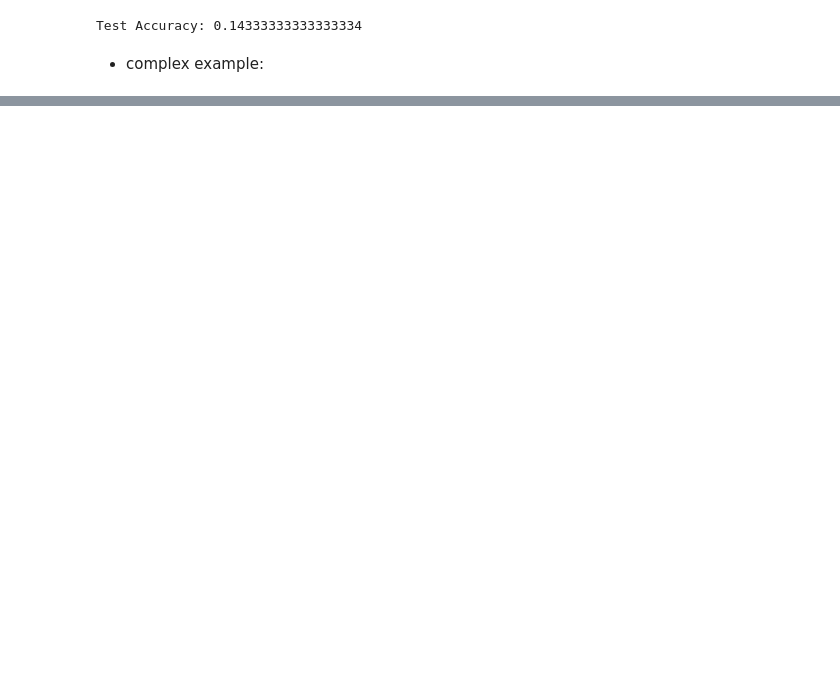
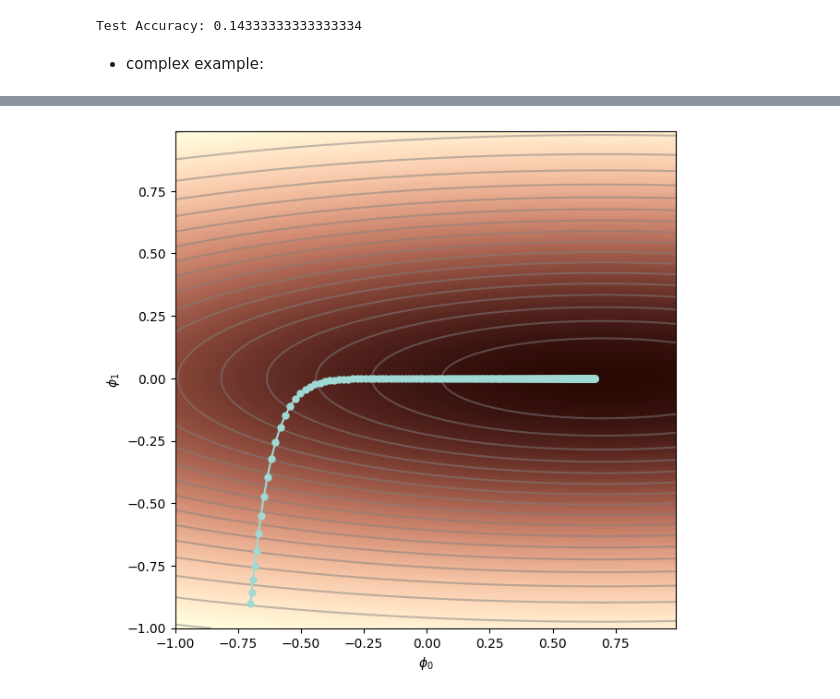
Before and after one commit to BrsDincer/Pathway_AI_And_Computational_Agents, a Jupyter notebook: deep_learning_path/Adam_Optimizer_Logic.ipynb, the cells around one changed output, grey strips where cells are left out. Drawn from its saved outputs; the diff is of its cells as text; code cells hidden in the pictures; blank space fills up the shorter version.

```diff
--- a/deep_learning_path/Adam_Optimizer_Logic.ipynb
+++ b/deep_learning_path/Adam_Optimizer_Logic.ipynb
@@ -237,0 +240,33 @@ NameError: name 'colorHes' is not defined
+# %%
+# Plotting function
+def DrawFunction(phi0mesh, phi1mesh, loss_function, my_colormap, opt_path):
+    fig = plt.figure();
+    ax = plt.axes();
+    fig.set_size_inches(7,7)
+    ax.contourf(phi0mesh, phi1mesh, loss_function, 256, cmap=my_colormap);
+    ax.contour(phi0mesh, phi1mesh, loss_function, 20, colors=['#80808080'])
+    ax.plot(opt_path[0,:], opt_path[1,:],'-', color='#a0d9d3ff')
+    ax.plot(opt_path[0,:], opt_path[1,:],'.', color='#a0d9d3ff',markersize=10)
+    ax.set_xlabel("$\phi_{0}$")
+    ax.set_ylabel("$\phi_{1}$")
+    plt.show()
+# %%
+# Simple fixed step size gradient descent
+def GradientDescent(start_posn, n_steps, alpha):
+    grad_path = np.zeros((2, n_steps+1));
+    grad_path[:,0] = start_posn[:,0];
+    for c_step in range(n_steps):
+        this_grad = LossGradient(grad_path[0,c_step], grad_path[1,c_step]);
+        grad_path[:,c_step+1] = grad_path[:,c_step] - alpha * this_grad
+    return grad_path
+# %%
+loss_function, phi0mesh, phi1mesh = LossPlot()
+# %%
+start_posn = np.zeros((2,1));
+start_posn[0,0] = -0.7; start_posn[1,0] = -0.9
+# %%
+# Run gradient descent
+grad_path1 = GradientDescent(start_posn, n_steps=200, alpha = 0.08)
+DrawFunction(phi0mesh, phi1mesh, loss_function, my_colormap, grad_path1)
+# %% [output]
+[figure, added]
```
Also changed, not shown: parts of 8 cells of this notebook.
